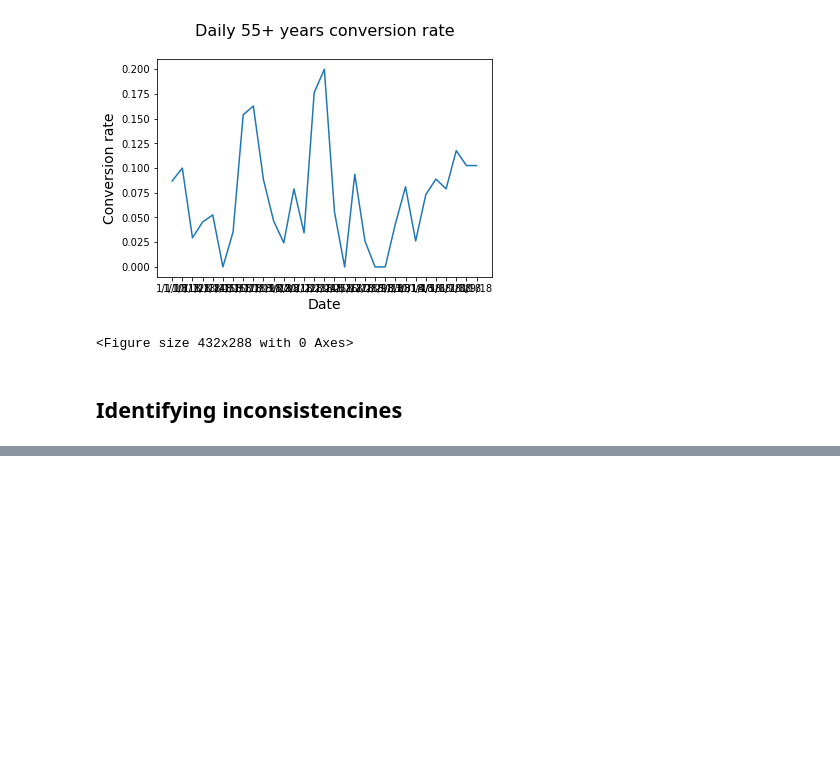
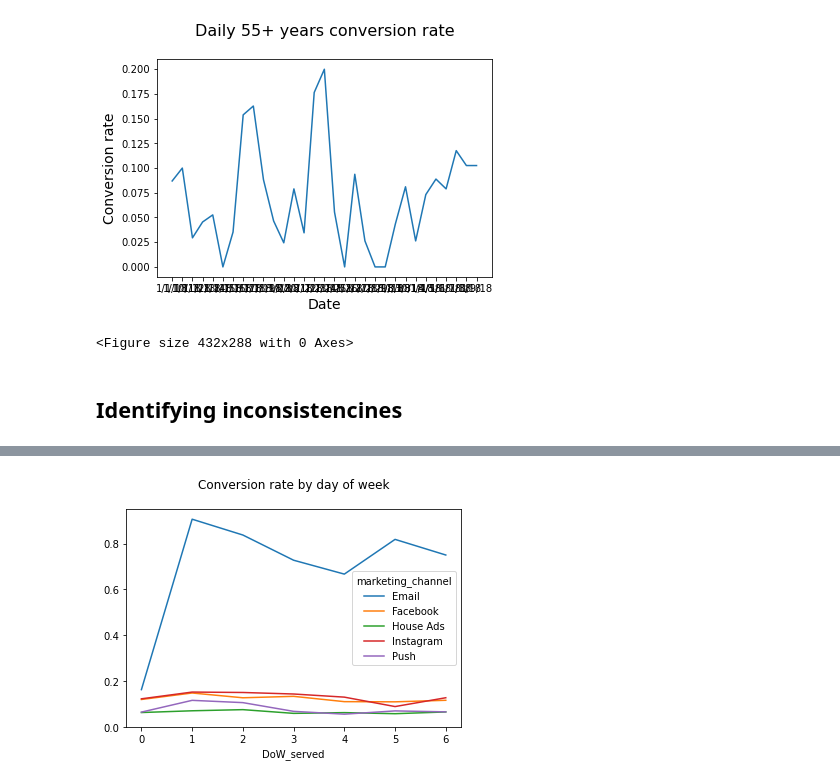
Before and after one commit to g3l0o/Marketing_Analytics-Analyzing_Marketing_Campaigns, a Jupyter notebook: Conversion Attribution.ipynb, the cells around one changed output, grey strips where cells are left out. Drawn from its saved outputs; the diff is of its cells as text; code cells hidden in the pictures; blank space fills up the shorter version.

```diff
--- a/Conversion Attribution.ipynb
+++ b/Conversion Attribution.ipynb
@@ -92,0 +116,3 @@ plotting_conv(age_group_df)
+# %%
+marketing['date_served'] = pd.to_datetime(marketing['date_served'])
+marketing['DoW_served'] = marketing['date_served'].dt.dayofweek
@@ -92,0 +142,10 @@ plotting_conv(age_group_df)
+# %%
+DoW_conversion = conversion_rate(marketing, ['DoW_served', 'marketing_channel'])
+DoW_df = pd.DataFrame(DoW_conversion.unstack(level = 1))
+
+DoW_df.plot()
+plt.title('Conversion rate by day of week\n')
+plt.ylim(0)
+plt.show()
+# %% [output]
+[figure, added]
```
Also changed, not shown: parts of 9 cells of this notebook.
